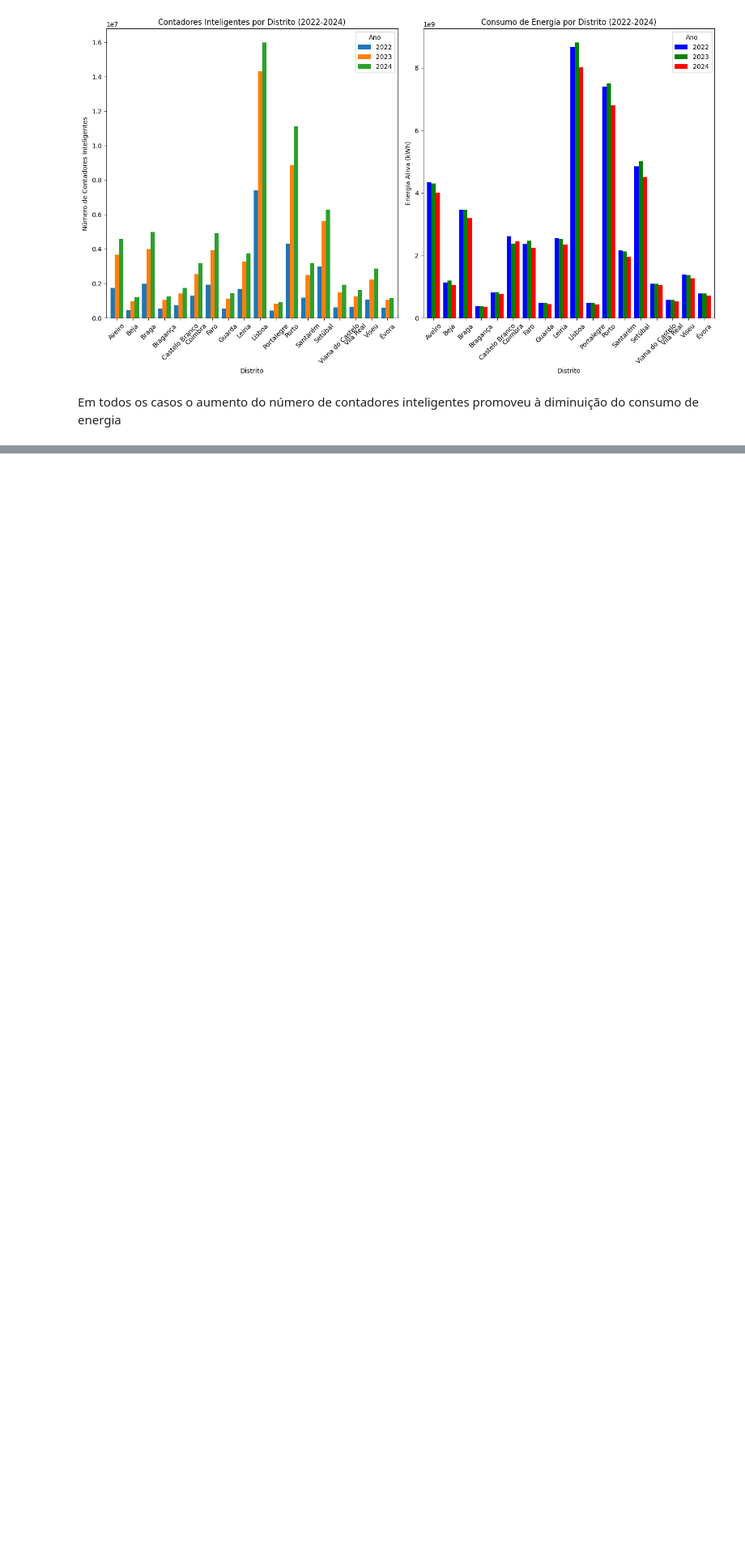
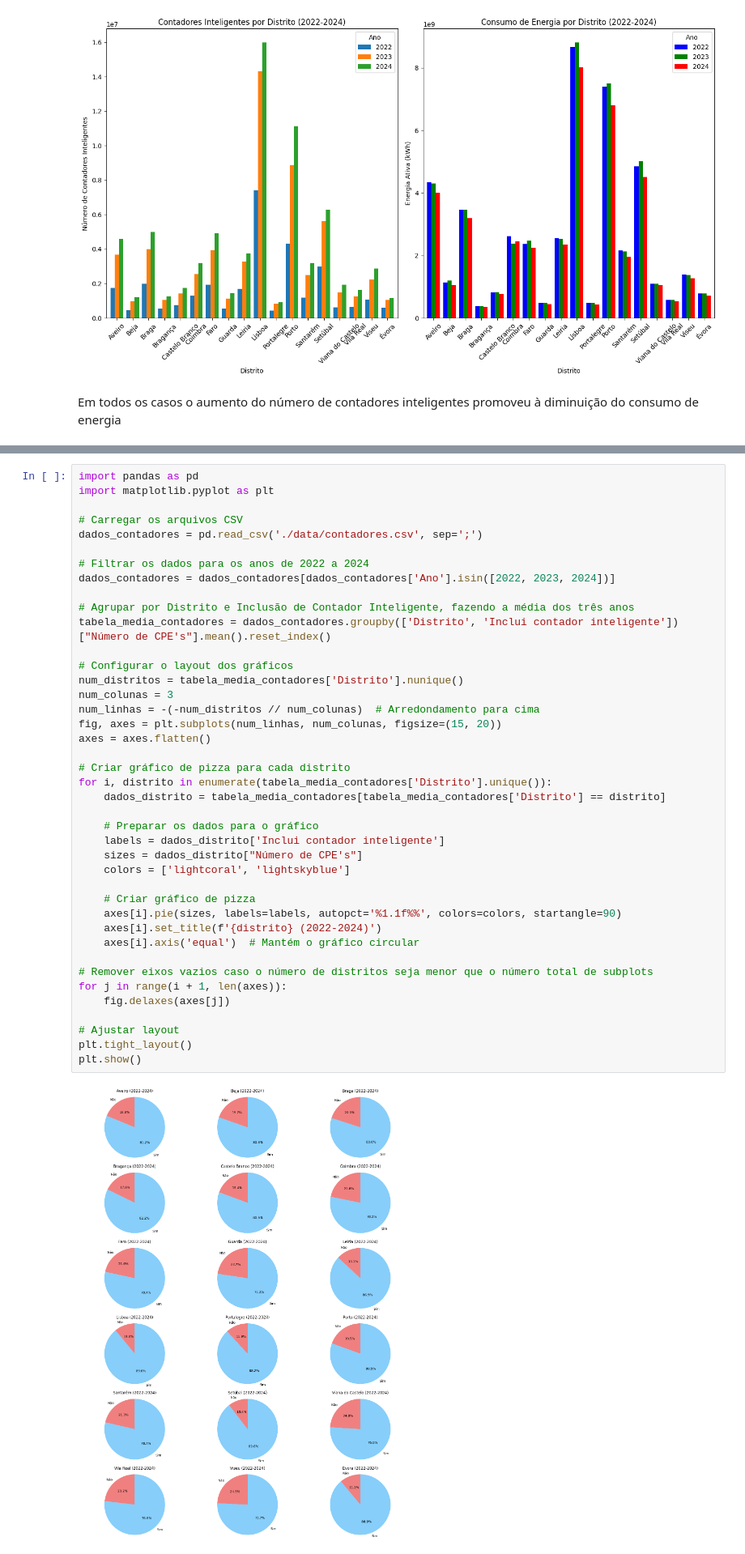
Before and after one commit to leonorsr/E-Redes, a Jupyter notebook: contadores.ipynb, the cells around one changed output, grey strips where cells are left out. Shown at 81% size. Saved outputs shown, nothing was run; the diff lists cells and outputs as text; blank space fills up the shorter version.

```diff
--- a/contadores.ipynb
+++ b/contadores.ipynb
@@ -59,0 +121,43 @@ Em todos os casos o aumento do número de contadores inteligentes promoveu à di
+# %%
+import pandas as pd
+import matplotlib.pyplot as plt
+
+# Carregar os arquivos CSV
+dados_contadores = pd.read_csv('./data/contadores.csv', sep=';')
+
+# Filtrar os dados para os anos de 2022 a 2024
+dados_contadores = dados_contadores[dados_contadores['Ano'].isin([2022, 2023, 2024])]
+
+# Agrupar por Distrito e Inclusão de Contador Inteligente, fazendo a média dos três anos
+tabela_media_contadores = dados_contadores.groupby(['Distrito', 'Inclui contador inteligente'])["Número de CPE's"].mean().reset_index()
+
+# Configurar o layout dos gráficos
+num_distritos = tabela_media_contadores['Distrito'].nunique()
+num_colunas = 3
+num_linhas = -(-num_distritos // num_colunas)  # Arredondamento para cima
+fig, axes = plt.subplots(num_linhas, num_colunas, figsize=(15, 20))
+axes = axes.flatten()
+
+# Criar gráfico de pizza para cada distrito
+for i, distrito in enumerate(tabela_media_contadores['Distrito'].unique()):
+    dados_distrito = tabela_media_contadores[tabela_media_contadores['Distrito'] == distrito]
+
+    # Preparar os dados para o gráfico
+    labels = dados_distrito['Inclui contador inteligente']
+    sizes = dados_distrito["Número de CPE's"]
+    colors = ['lightcoral', 'lightskyblue']
+
+    # Criar gráfico de pizza
+    axes[i].pie(sizes, labels=labels, autopct='%1.1f%%', colors=colors, startangle=90)
+    axes[i].set_title(f'{distrito} (2022-2024)')
+    axes[i].axis('equal')  # Mantém o gráfico circular
+
+# Remover eixos vazios caso o número de distritos seja menor que o número total de subplots
+for j in range(i + 1, len(axes)):
+    fig.delaxes(axes[j])
+
+# Ajustar layout
+plt.tight_layout()
+plt.show()
+# %% [output]
+[figure, added]
```
Also changed, not shown: parts of 6 cells of this notebook.
